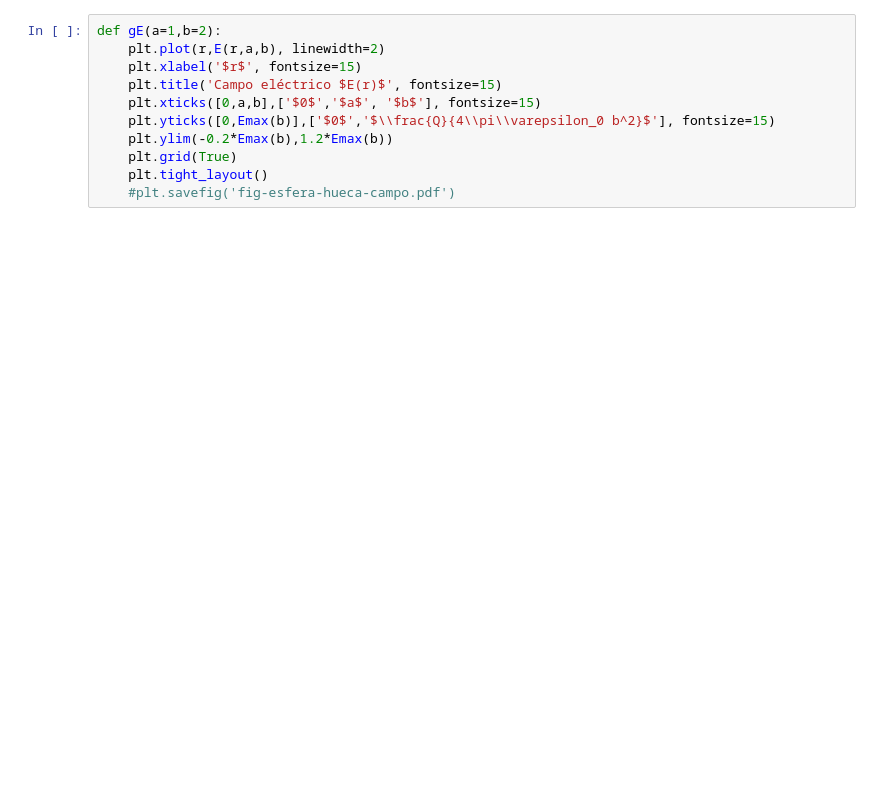
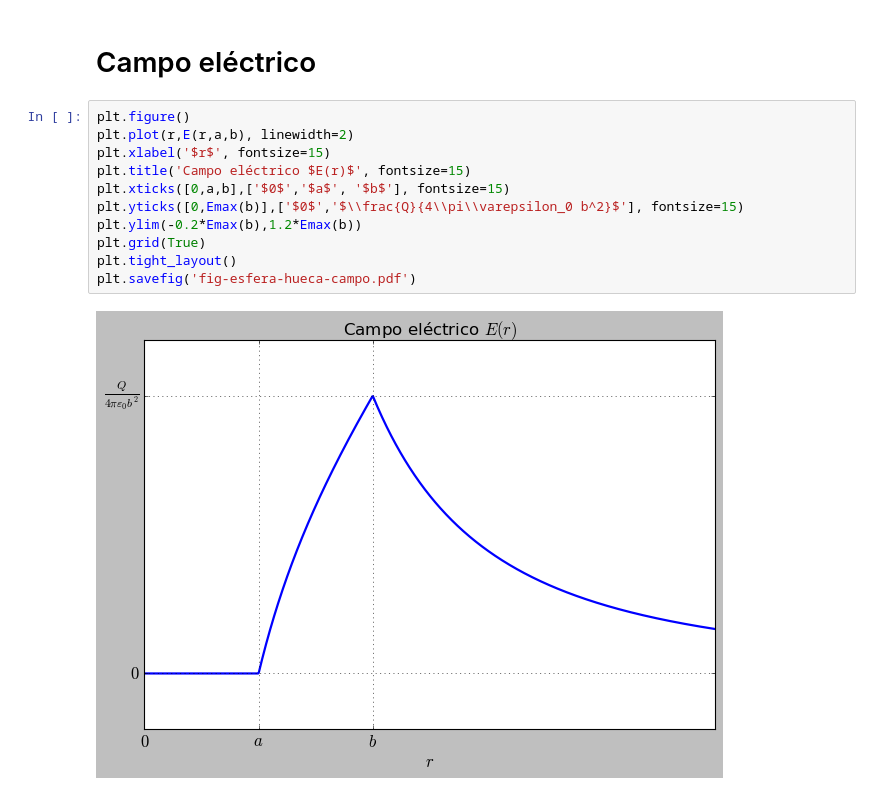
Before and after one commit to gfrubi/electrodinamica, a Jupyter notebook: notebooks/esfera-cargada.ipynb, the cells around one changed output. Drawn from its saved outputs; the diff is of its cells as text; blank space fills up the shorter version.

```diff
--- a/notebooks/esfera-cargada.ipynb
+++ b/notebooks/esfera-cargada.ipynb
@@ -40,11 +60,15 @@ def grho(a=1,b=2):
+# %% [markdown]
+# Campo eléctrico
 # %%
-def gE(a=1,b=2):
-    plt.plot(r,E(r,a,b), linewidth=2)
-    plt.xlabel('$r$', fontsize=15)
-    plt.title('Campo eléctrico $E(r)$', fontsize=15)
-    plt.xticks([0,a,b],['$0$','$a$', '$b$'], fontsize=15)
-    plt.yticks([0,Emax(b)],['$0$','$\\frac{Q}{4\\pi\\varepsilon_0 b^2}$'], fontsize=15)
-    plt.ylim(-0.2*Emax(b),1.2*Emax(b))
-    plt.grid(True)
-    plt.tight_layout()
-    #plt.savefig('fig-esfera-hueca-campo.pdf')
+plt.figure()
+plt.plot(r,E(r,a,b), linewidth=2)
+plt.xlabel('$r$', fontsize=15)
+plt.title('Campo eléctrico $E(r)$', fontsize=15)
+plt.xticks([0,a,b],['$0$','$a$', '$b$'], fontsize=15)
+plt.yticks([0,Emax(b)],['$0$','$\\frac{Q}{4\\pi\\varepsilon_0 b^2}$'], fontsize=15)
+plt.ylim(-0.2*Emax(b),1.2*Emax(b))
+plt.grid(True)
+plt.tight_layout()
+plt.savefig('fig-esfera-hueca-campo.pdf')
+# %% [output]
+[figure, added]
```
Also changed, not shown: parts of 17 cells of this notebook, 3 other files.
